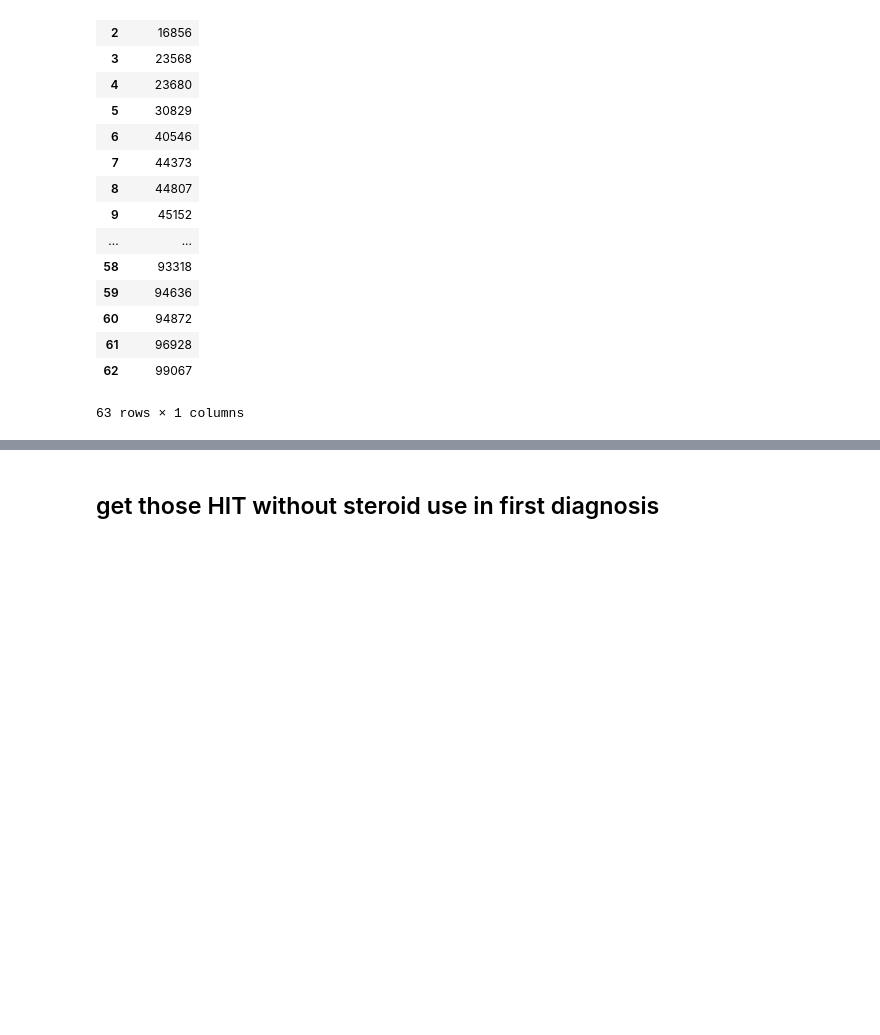
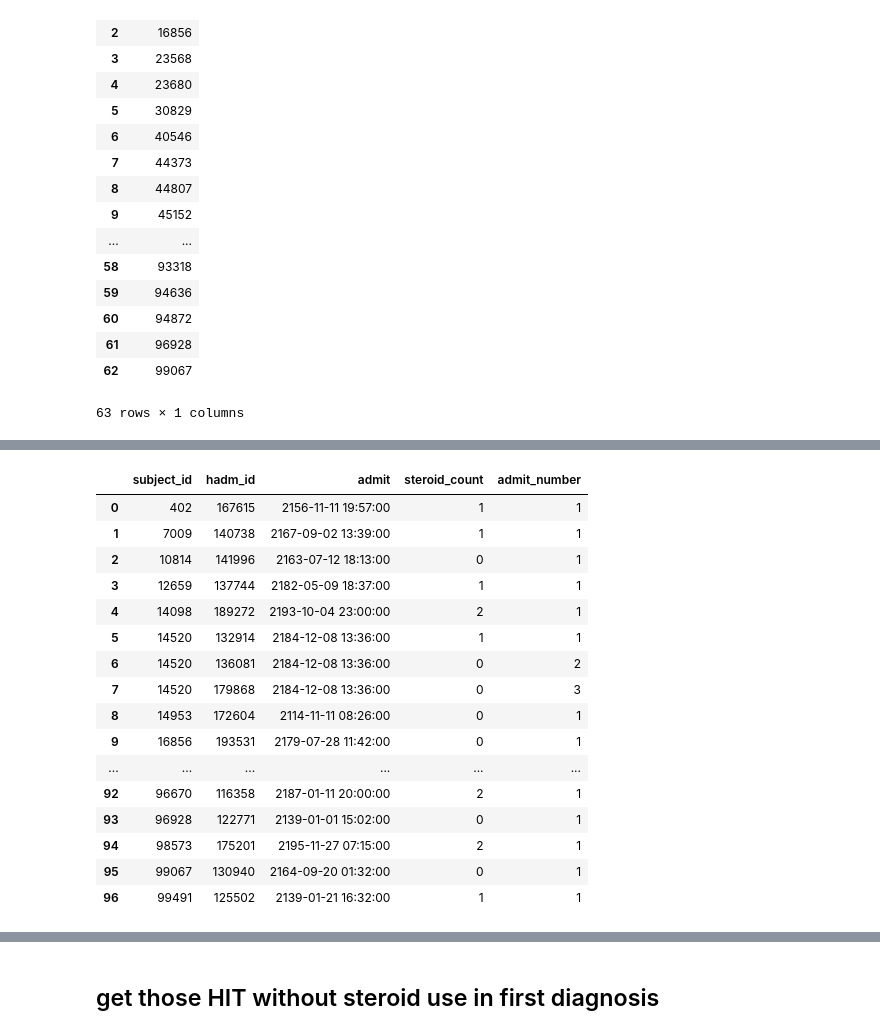
Before and after one commit to anaeliaovalle/mimic3_research, a Jupyter notebook: MIMIC3 Project.ipynb, the cells around one changed output, grey strips where cells are left out. Saved outputs shown, nothing was run; the diff lists cells and outputs as text; code cells hidden in the pictures; blank space fills up the shorter version.

```diff
--- a/MIMIC3 Project.ipynb
+++ b/MIMIC3 Project.ipynb
@@ -956,0 +1096,98 @@ df_hit_steroid
+# %%
+query = query_schema + """
+
+WITH temp_table AS (
+
+    SELECT
+        a.subject_id,
+        a.hadm_id,
+        drug,
+        drug_name_generic,
+        min(c.admittime) OVER (PARTITION BY a.subject_id) as admit
+    FROM
+        diagnoses_icd a
+    INNER JOIN
+        admissions c
+    ON a.subject_id = c.subject_id
+    AND a.hadm_id = c.hadm_id
+    INNER JOIN
+        (
+            SELECT
+                icd9_code, long_title
+            FROM
+                 d_icd_diagnoses
+            WHERE
+                lower(long_title) = 'heparin-induced thrombocytopenia (hit)'
+        ) b
+    ON a.icd9_code = b.icd9_code
+    INNER JOIN
+        prescriptions d
+    ON a.subject_id = d.subject_id
+    AND a.hadm_id = d.hadm_id
+)
+
+SELECT
+        subject_id,
+        hadm_id,
+        admit,
+        COUNT(CASE WHEN LOWER(drug) like '%prednisone%' or LOWER(drug) like '%methylprednisolone%' or LOWER(drug) like '%dexamethasone%' THEN 1 end) as steroid_count,
+        ROW_NUMBER() OVER (PARTITION BY subject_id, admit) as admit_number
+    FROM
+        (
+        SELECT
+            subject_id,
+            hadm_id,
+            admit,
+            drug
+
+        FROM
+        temp_table d
+        WHERE
+            LOWER(d.drug) like '%prednisone%'
+                OR
+            LOWER(d.drug) like '%methylprednisolone%'
+                OR
+            LOWER(d.drug) like '%dexamethasone%'
+        UNION
+        (
+        SELECT
+            subject_id,
+            hadm_id,
+            admit,
+            drug
+        FROM
+            temp_table d
+        WHERE
+            LOWER(d.drug) NOT like '%prednisone%'
+                OR
+            LOWER(d.drug) NOT like '%methylprednisolone%'
+                OR
+            LOWER(d.drug) NOT like '%dexamethasone%'
+        )
+    ) f
+
+    GROUP BY 1,2,3
+
+"""
+
+df1 = pd.read_sql_query(query,con)
+
+df1
+# %% [output]
+|  | subject_id | hadm_id | admit | steroid_count | admit_number |
+| 0 | 402 | 167615 | 2156-11-11 19:57:00 | 1 | 1 |
+| 1 | 7009 | 140738 | 2167-09-02 13:39:00 | 1 | 1 |
+| 2 | 10814 | 141996 | 2163-07-12 18:13:00 | 0 | 1 |
+| 3 | 12659 | 137744 | 2182-05-09 18:37:00 | 1 | 1 |
+| 4 | 14098 | 189272 | 2193-10-04 23:00:00 | 2 | 1 |
+| 5 | 14520 | 132914 | 2184-12-08 13:36:00 | 1 | 1 |
+| 6 | 14520 | 136081 | 2184-12-08 13:36:00 | 0 | 2 |
+| 7 | 14520 | 179868 | 2184-12-08 13:36:00 | 0 | 3 |
+| 8 | 14953 | 172604 | 2114-11-11 08:26:00 | 0 | 1 |
+| 9 | 16856 | 193531 | 2179-07-28 11:42:00 | 0 | 1 |
+| ... | ... | ... | ... | ... | ... |
+| 92 | 96670 | 116358 | 2187-01-11 20:00:00 | 2 | 1 |
+| 93 | 96928 | 122771 | 2139-01-01 15:02:00 | 0 | 1 |
+| 94 | 98573 | 175201 | 2195-11-27 07:15:00 | 2 | 1 |
+| 95 | 99067 | 130940 | 2164-09-20 01:32:00 | 0 | 1 |
+| 96 | 99491 | 125502 | 2139-01-21 16:32:00 | 1 | 1 |
```
Also changed, not shown: parts of 17 cells of this notebook.
